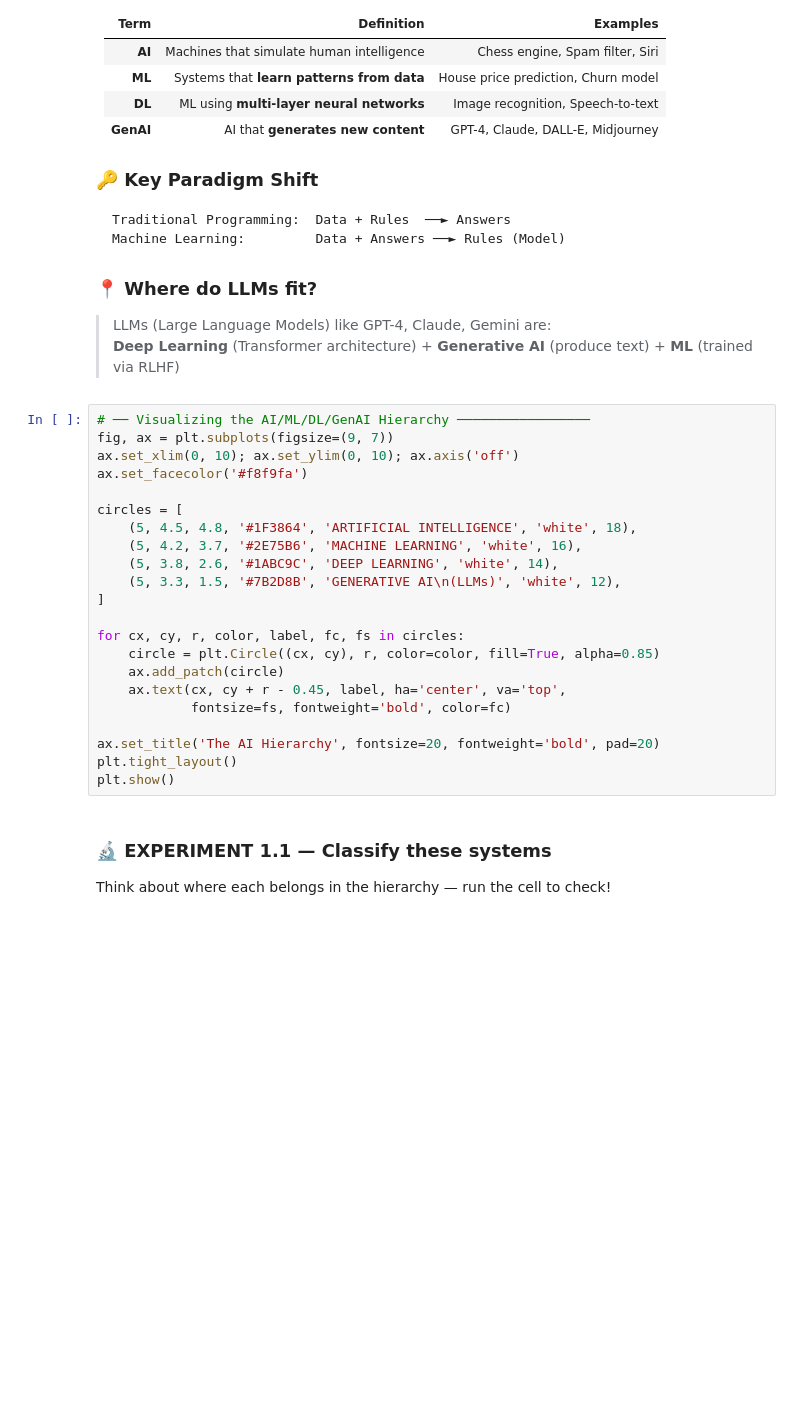
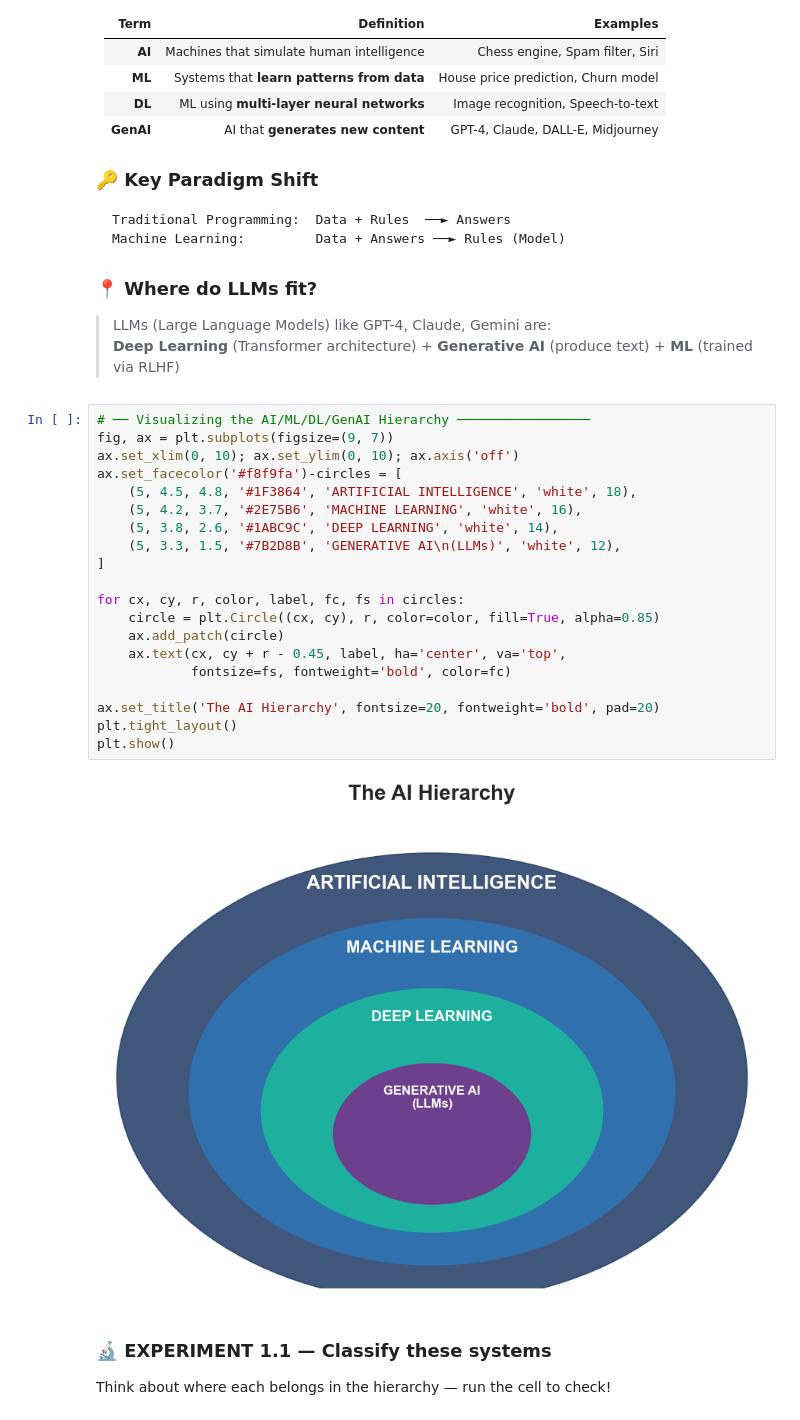
Before and after one commit to DHARSHADWARAK/PU-GenAI-Training, a Jupyter notebook: Day 6/Day1_ML_Interactive_Notebook.ipynb, the cells around one changed output. Cells and saved outputs as stored; diff of their text form; blank space fills up the shorter version.

```diff
--- a/Day 6/Day1_ML_Interactive_Notebook.ipynb
+++ b/Day 6/Day1_ML_Interactive_Notebook.ipynb
@@ -90,25 +95,25 @@ Machine Learning:         Data + Answers ──► Rules (Model)
 # %%
 # ── Visualizing the AI/ML/DL/GenAI Hierarchy ─────────────────
 fig, ax = plt.subplots(figsize=(9, 7))
 ax.set_xlim(0, 10); ax.set_ylim(0, 10); ax.axis('off')
-ax.set_facecolor('#f8f9fa')
-
-circles = [
+ax.set_facecolor('#f8f9fa')-circles = [
     (5, 4.5, 4.8, '#1F3864', 'ARTIFICIAL INTELLIGENCE', 'white', 18),
     (5, 4.2, 3.7, '#2E75B6', 'MACHINE LEARNING', 'white', 16),
     (5, 3.8, 2.6, '#1ABC9C', 'DEEP LEARNING', 'white', 14),
     (5, 3.3, 1.5, '#7B2D8B', 'GENERATIVE AI\n(LLMs)', 'white', 12),
 ]
 
 for cx, cy, r, color, label, fc, fs in circles:
     circle = plt.Circle((cx, cy), r, color=color, fill=True, alpha=0.85)
     ax.add_patch(circle)
     ax.text(cx, cy + r - 0.45, label, ha='center', va='top',
             fontsize=fs, fontweight='bold', color=fc)
 
 ax.set_title('The AI Hierarchy', fontsize=20, fontweight='bold', pad=20)
 plt.tight_layout()
 plt.show()
+# %% [output]
+[figure, added]
 # %% [markdown]
 ### 🔬 EXPERIMENT 1.1 — Classify these systems
 Think about where each belongs in the hierarchy — run the cell to check!
```
Also changed, not shown: parts of 20 cells of this notebook, 1 other file.
